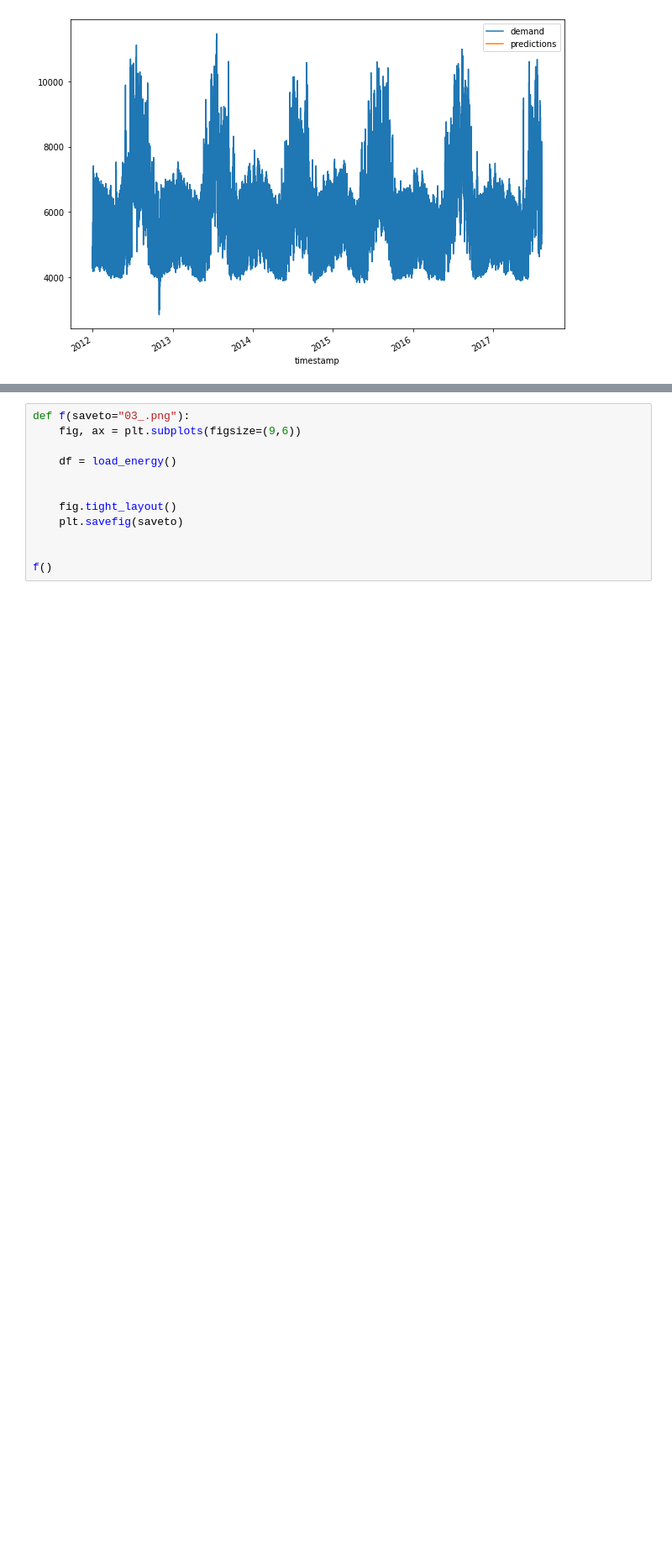
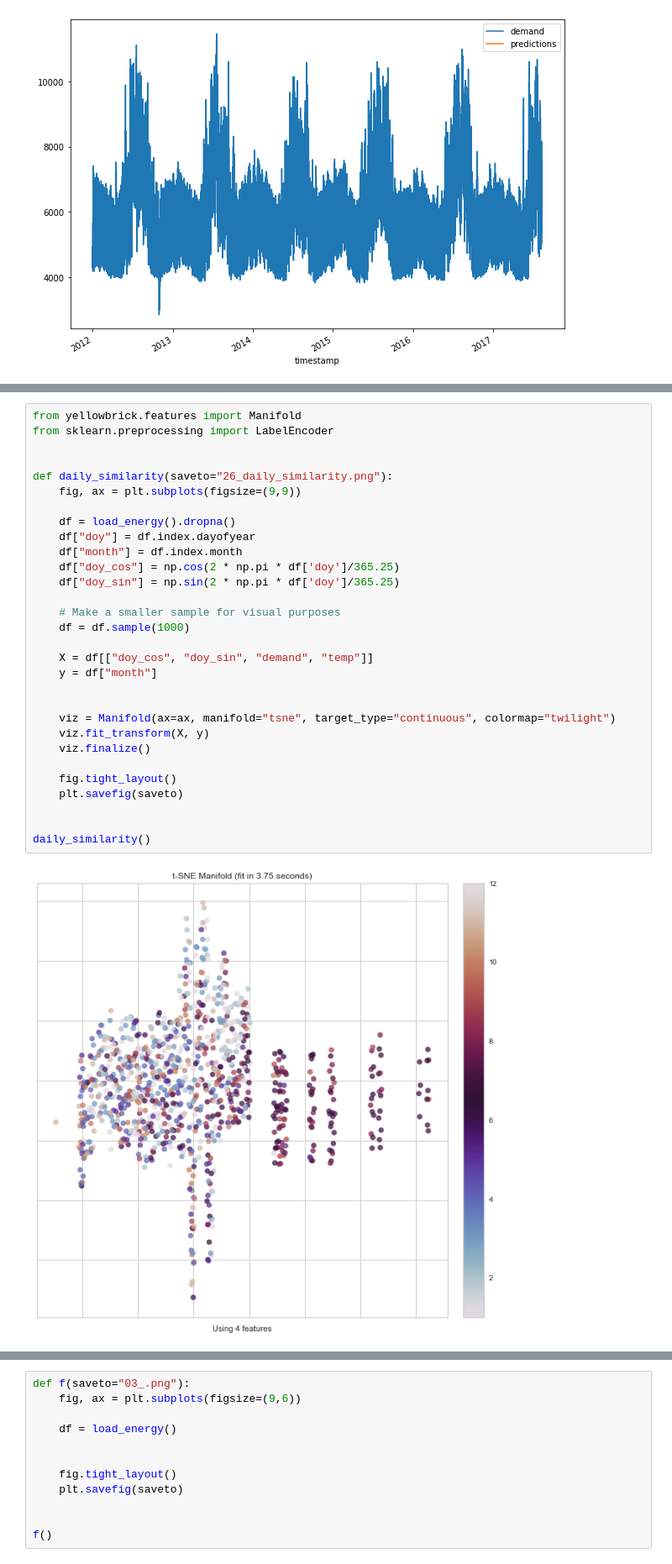
Before and after one commit to georgetown-analytics/XBUS-515.Time-Series-Analyses-and-Databases, a Jupyter notebook: figures/figures.ipynb, the cells around one changed output, grey strips where cells are left out. Shown at 84% size. Saved outputs shown, nothing was run; the diff lists cells and outputs as text; blank space fills up the shorter version.

```diff
--- a/figures/figures.ipynb
+++ b/figures/figures.ipynb
@@ -555,0 +599,32 @@ Name: predictions, Length: 49124, dtype: float64
+# %%
+from yellowbrick.features import Manifold
+from sklearn.preprocessing import LabelEncoder
+
+
+def daily_similarity(saveto="26_daily_similarity.png"):
+    fig, ax = plt.subplots(figsize=(9,9))
+
+    df = load_energy().dropna()
+    df["doy"] = df.index.dayofyear
+    df["month"] = df.index.month
+    df["doy_cos"] = np.cos(2 * np.pi * df['doy']/365.25)
+    df["doy_sin"] = np.sin(2 * np.pi * df['doy']/365.25)
+
+    # Make a smaller sample for visual purposes
+    df = df.sample(1000)
+
+    X = df[["doy_cos", "doy_sin", "demand", "temp"]]
+    y = df["month"]
+
+
+    viz = Manifold(ax=ax, manifold="tsne", target_type="continuous", colormap="twilight")
+    viz.fit_transform(X, y)
+    viz.finalize()
+
+    fig.tight_layout()
+    plt.savefig(saveto)
+
+
+daily_similarity()
+# %% [output]
+[figure, added]
```
Also changed, not shown: parts of 4 cells of this notebook, 5 other files.
